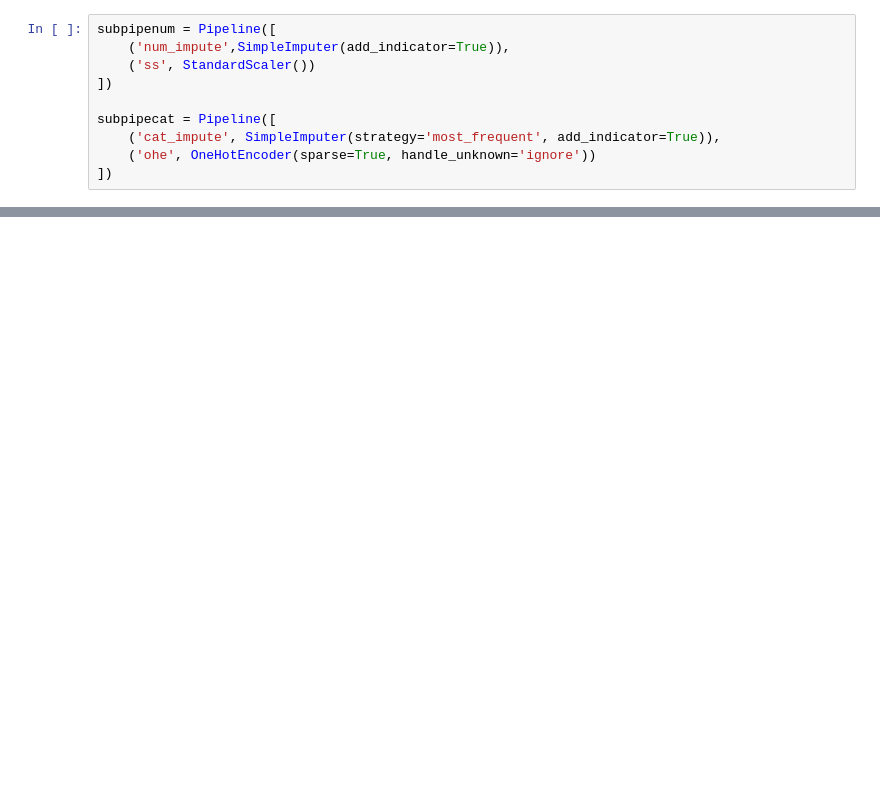
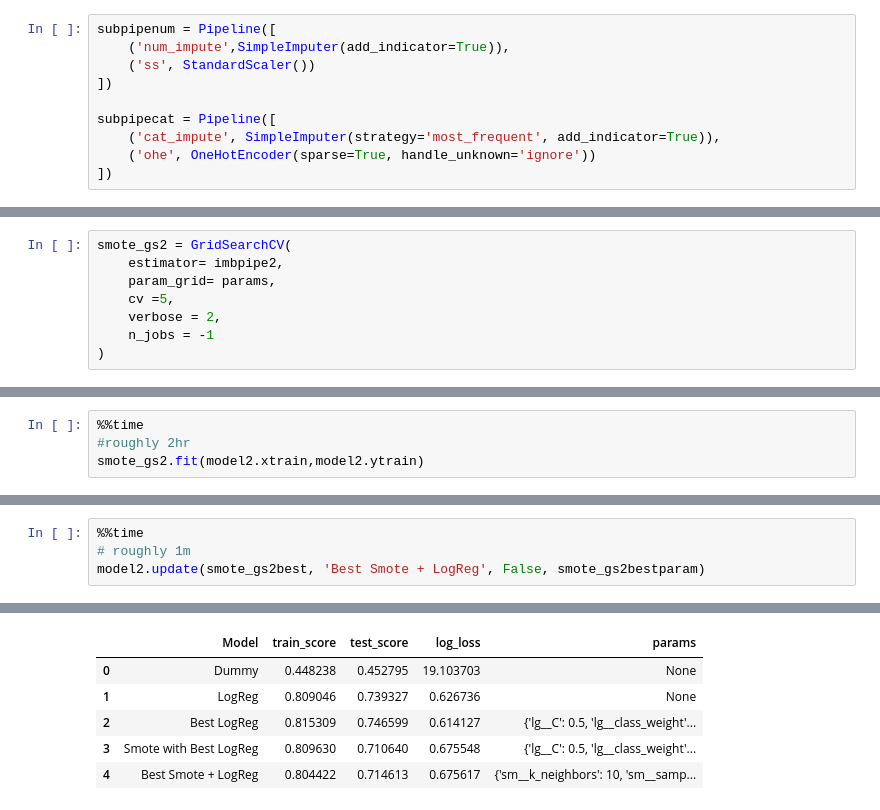
Before and after one commit to irwin-lam/PumpItUp, a Jupyter notebook: Modeling.ipynb, the cells around one changed output, grey strips where cells are left out. Cells and saved outputs as stored; diff of their text form; blank space fills up the shorter version.

```diff
--- a/Modeling.ipynb
+++ b/Modeling.ipynb
@@ -307,0 +388,8 @@ TypeError: PCA does not support sparse input. See TruncatedSVD for a possible al
+# %%
+smote_gs2 = GridSearchCV(
+    estimator= imbpipe2,
+    param_grid= params,
+    cv =5,
+    verbose = 2,
+    n_jobs = -1
+)
@@ -307,0 +423,4 @@ TypeError: PCA does not support sparse input. See TruncatedSVD for a possible al
+# %%
+%%time
+#roughly 2hr
+smote_gs2.fit(model2.xtrain,model2.ytrain)
@@ -307,0 +468,5 @@ TypeError: PCA does not support sparse input. See TruncatedSVD for a possible al
+# %%
+%%time
+# roughly 1m
+model2.update(smote_gs2best, 'Best Smote + LogReg', False, smote_gs2bestparam)
+# %% [output]
@@ -307,0 +474,6 @@ TypeError: PCA does not support sparse input. See TruncatedSVD for a possible al
+|  | Model | train_score | test_score | log_loss | params |
+| 0 | Dummy | 0.448238 | 0.452795 | 19.103703 | None |
+| 1 | LogReg | 0.809046 | 0.739327 | 0.626736 | None |
+| 2 | Best LogReg | 0.815309 | 0.746599 | 0.614127 | {'lg__C': 0.5, 'lg__class_weight'... |
+| 3 | Smote with Best LogReg | 0.809630 | 0.710640 | 0.675548 | {'lg__C': 0.5, 'lg__class_weight'... |
+| 4 | Best Smote + LogReg | 0.804422 | 0.714613 | 0.675617 | {'sm__k_neighbors': 10, 'sm__samp... |
```
Also changed, not shown: parts of 66 cells of this notebook.
